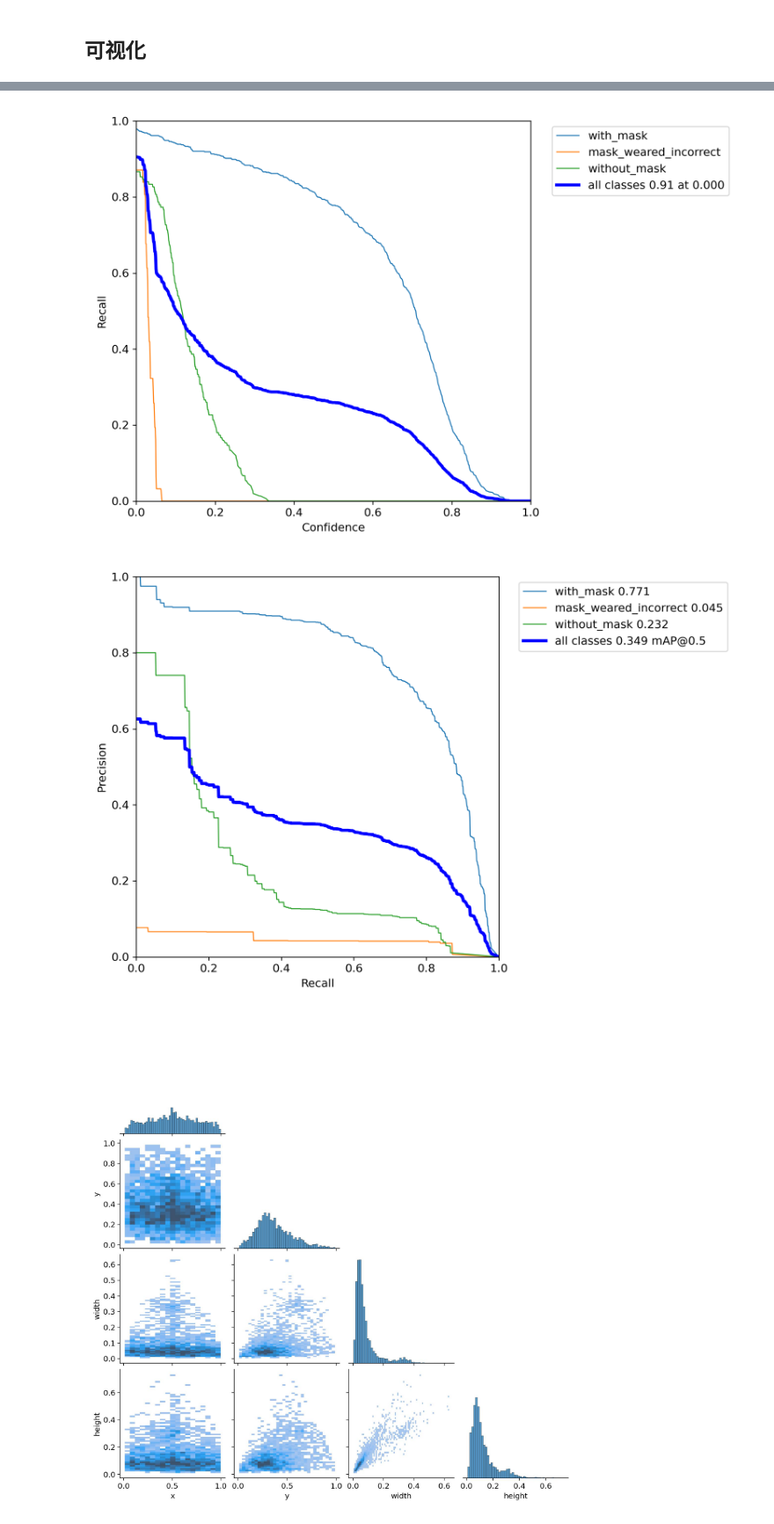
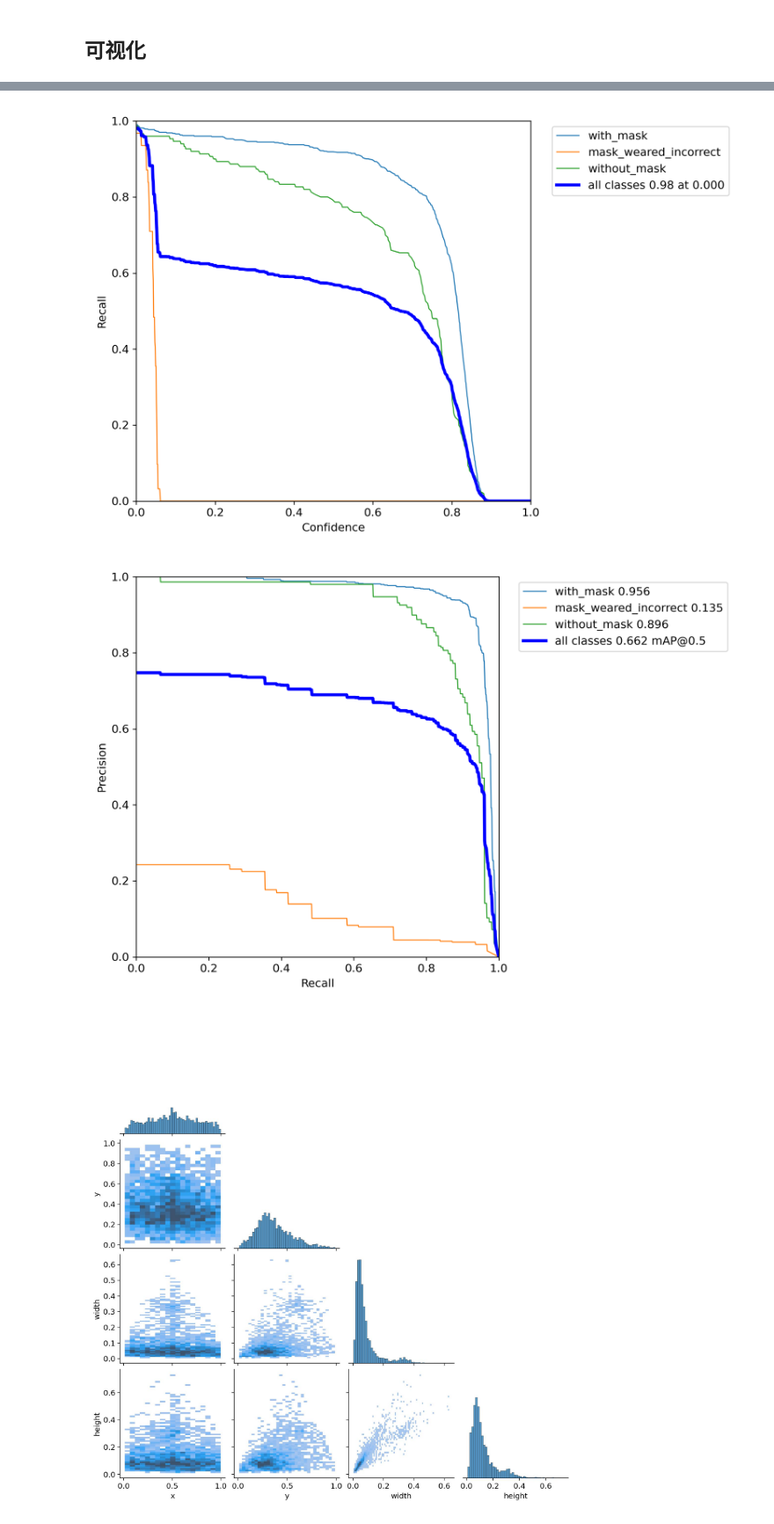
Before and after one commit to daobook/pytorch-book, a Jupyter notebook: docs/yolo/face-mask/01_train.ipynb, the cells around one changed output, grey strips where cells are left out. Shown at 88% size. Saved outputs shown, nothing was run; the diff lists cells and outputs as text; code cells hidden in the pictures.

```diff
--- a/docs/yolo/face-mask/01_train.ipynb
+++ b/docs/yolo/face-mask/01_train.ipynb
@@ -73,9 +63,9 @@ Image('yolov5/runs/train/exp/P_curve.png')
 # %%
-Image('yolov5/runs/train/exp/R_curve.png')
+Image('yolov5/runs/train/exp3/R_curve.png')
 # %% [output]
-[figure, old version]
+[figure, new version]
 # %%
-Image('yolov5/runs/train/exp/PR_curve.png')
+Image('yolov5/runs/train/exp3/PR_curve.png')
 # %% [output]
-[figure, old version]
+[figure, new version]
 # %%
```
Also changed, not shown: parts of 11 cells of this notebook, 2 other files.
